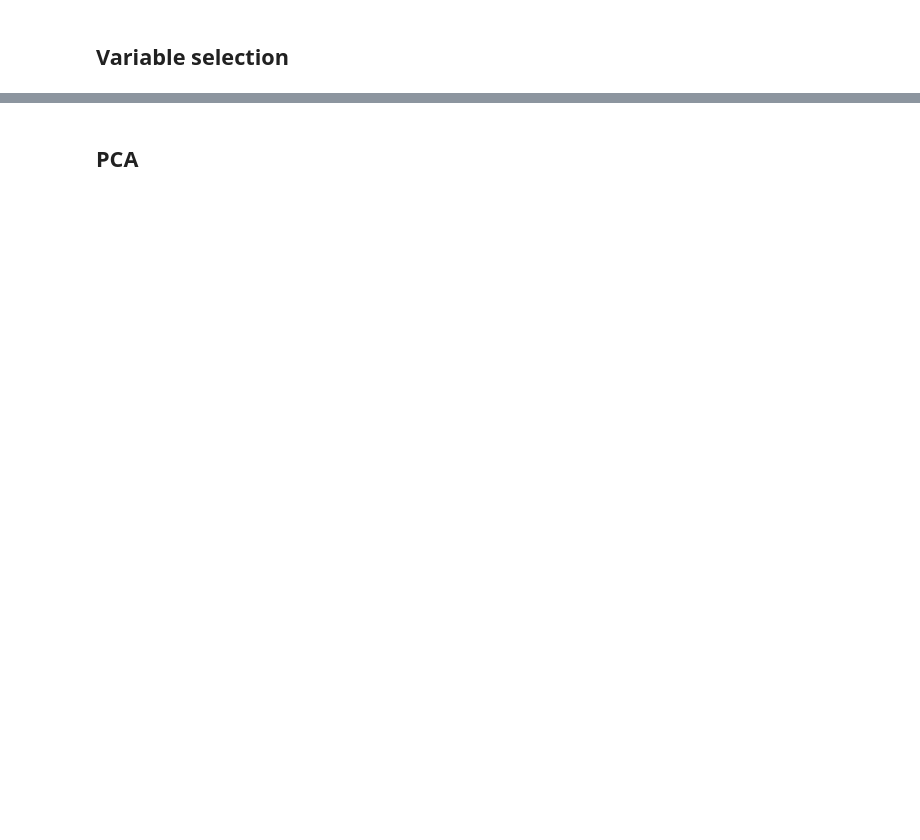
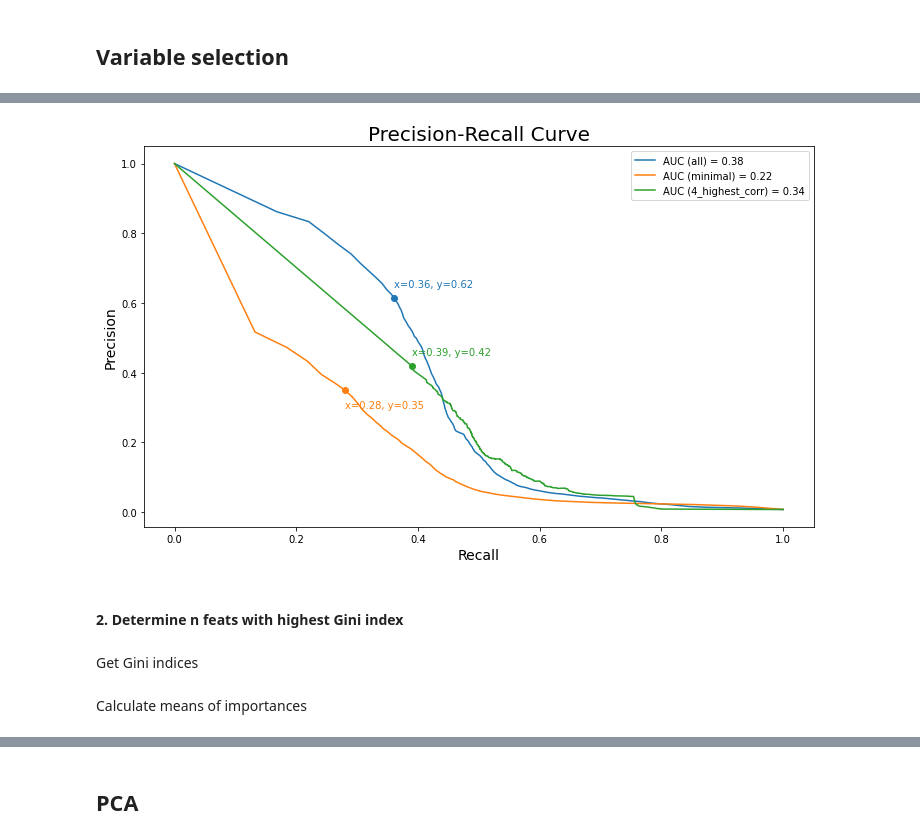
Before and after one commit to mikrzol/ML_bacteriophage_host_predicting, a Jupyter notebook: feature_exploration.ipynb, the cells around one changed output, grey strips where cells are left out. Cells and saved outputs as stored; diff of their text form; code cells hidden in the pictures; blank space fills up the shorter version.

```diff
--- a/feature_exploration.ipynb
+++ b/feature_exploration.ipynb
@@ -191,0 +270,3 @@ vif_2
+# %%
+corrs = X_main.corrwith(df_all_small['y']).abs().sort_values(ascending=False)
+corrs
@@ -191,0 +284,2 @@ vif_2
+# %%
+feats = list(corrs.index[0:4])
@@ -191,0 +297,9 @@ vif_2
+# %%
+train_model_on_features(feats, '4_highest_corr')
+draw_precision_recall_curve([df_all_small, results_dfs['minimal'], results_dfs['4_highest_corr']], ['all', 'minimal', '4_highest_corr'])
+# %% [output]
+[figure, added]
+# %% [markdown]
+#### 2. Determine n feats with highest Gini index
+# %% [markdown]
+Get Gini indices
@@ -191,0 +313,2 @@ vif_2
+# %% [markdown]
+Calculate means of importances
```
Also changed, not shown: parts of 58 cells of this notebook.
